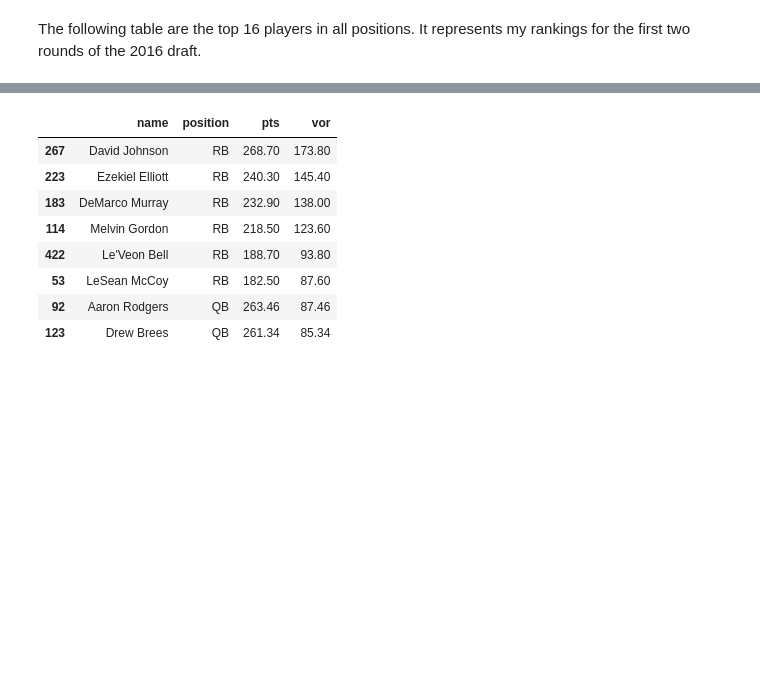
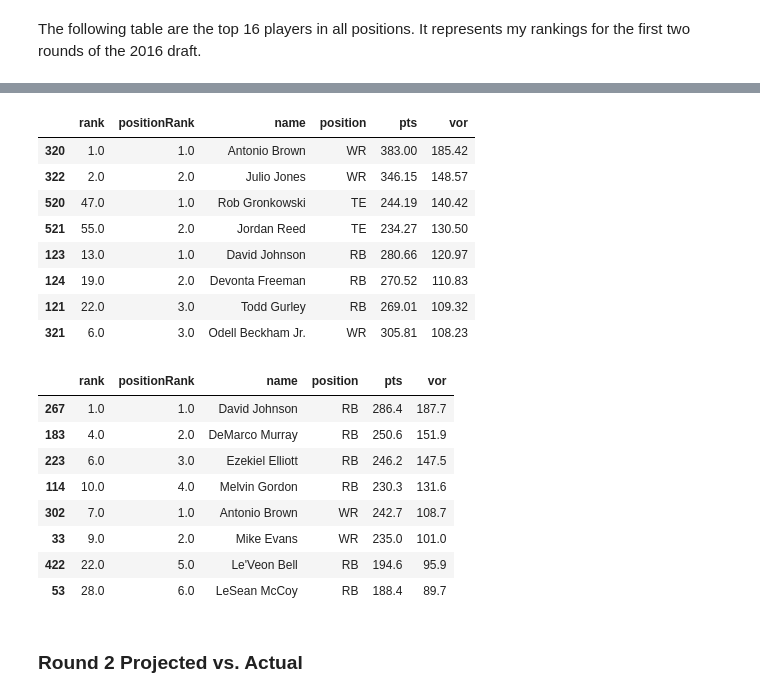
Before and after one commit to smkell/pyffl_pandas, a Jupyter notebook: 2016 After Action Analysis.ipynb, the cells around one changed output, grey strips where cells are left out. Drawn from its saved outputs; the diff is of its cells as text; code cells hidden in the pictures; blank space fills up the shorter version.

```diff
--- a/2016 After Action Analysis.ipynb
+++ b/2016 After Action Analysis.ipynb
@@ -41,16 +42,23 @@ projections = pyffl.calculate_points(projections, rules)
 
 Pandas primarily operates on objects known as `Series` and `DataFrame` where a `DataFrame` is a table composed of several `Series` associated together by an `index`. In the below code segment we construct a `DataFram` for our projections. The `*_key` lists give the names of the columns in the desired order for display.
 # %%
-info_keys = ['name', 'team', 'position']
+df = pd.DataFrame(projections)
+df['source'] = 'espn'
+df['projection'] = True
+df['vor'] = np.nan
+df['rank'] = df['pts'].rank(ascending=0)
+df['positionRank'] = 0.0
+
+info_keys = ['rank', 'positionRank', 'name', 'team', 'position', 'source', 'projection']
 skill_keys = ['passCmp', 'passAtt', 'passYds', 'passTds', 'passInts',
               'rushAtt', 'rushYds', 'rushTds',
               'recsCmp', 'recsAtt', 'recsYds', 'recsTds']
 dst_keys = ['dstTckls', 'dstSacks', 'dstFmblFrc', 'dstFmblRec', 'dstInts', 'dstIntTds', 'dstFmblTds']
 k_keys = ['fg0139Cmp', 'fg0139Att', 'fg4049Cmp', 'fg4049Att', 'fg50Cmp', 'fg50Att',
           'fgCmp', 'fgAtt', 'xpCmp', 'xpAtt']
-calc_keys = ['pts']
+calc_keys = ['pts','vor']
 all_keys = info_keys + skill_keys + dst_keys + calc_keys
-df = pd.DataFrame(projections, columns=all_keys)
+df = df[all_keys]
 # %% [markdown]
 ## Calculating VOR
 
@@ -75,6 +80,7 @@ positions = {
 for position, draftable in positions.iteritems():
     last_qb = df[df['position'] == position].sort_values(by='pts',ascending=False).iloc[draftable,:]
     df.ix[df['position'] == position, 'vor'] = df.ix[df['position'] == position, 'pts'] - last_qb['pts']
+    df.ix[df['position'] == position, 'positionRank'] = df.ix[df['position'] == position, 'pts'].rank(ascending=0)
 # %% [markdown]
 The following table are the top 16 players in all positions. It represents my rankings for the first two rounds of the 2016 draft.
 # %%
@@ -121,6 +127,7 @@ actuals = pyffl.calculate_points(actuals, rules)
 # %%
 dfa = pd.DataFrame(actuals, columns=all_keys)
 dfa['vor'] = np.nan
+dfa['rank'] = dfa['pts'].rank(ascending=0)
 # %%
 positions = {
     'QB': (rules.starting_qbs + rules.starting_superflex) * rules.num_teams,
@@ -132,3 +139,4 @@ positions = {
 for position, draftable in positions.iteritems():
     last_qb = dfa[dfa['position'] == position].sort_values(by='pts',ascending=False).iloc[draftable,:]
     dfa.ix[dfa['position'] == position, 'vor'] = dfa.ix[dfa['position'] == position, 'pts'] - last_qb['pts']
+    dfa.ix[dfa['position'] == position, 'positionRank'] = dfa.ix[dfa['position'] == position, 'pts'].rank(ascending=0)
@@ -135,18 +145,30 @@ for position, draftable in positions.iteritems():
 # %%
 round = 0
 start = round * rules.num_teams
 end = start + rules.num_teams
-dfa[['name', 'position', 'pts', 'vor']].sort_values(by='vor',ascending=False).iloc[start:end,:]
+display(df[['rank', 'positionRank', 'name', 'position', 'pts', 'vor']].sort_values(by='vor', ascending=False).iloc[start:end,:])
+display(dfa[['rank', 'positionRank', 'name', 'position', 'pts', 'vor']].sort_values(by='vor',ascending=False).iloc[start:end,:])
 # %% [output]
-|  | name | position | pts | vor |
-| 267 | David Johnson | RB | 268.70 | 173.80 |
-| 223 | Ezekiel Elliott | RB | 240.30 | 145.40 |
-| 183 | DeMarco Murray | RB | 232.90 | 138.00 |
-| 114 | Melvin Gordon | RB | 218.50 | 123.60 |
-| 422 | Le'Veon Bell | RB | 188.70 | 93.80 |
-| 53 | LeSean McCoy | RB | 182.50 | 87.60 |
-| 92 | Aaron Rodgers | QB | 263.46 | 87.46 |
-| 123 | Drew Brees | QB | 261.34 | 85.34 |
+|  | rank | positionRank | name | position | pts | vor |
+| 320 | 1.0 | 1.0 | Antonio Brown | WR | 383.00 | 185.42 |
+| 322 | 2.0 | 2.0 | Julio Jones | WR | 346.15 | 148.57 |
+| 520 | 47.0 | 1.0 | Rob Gronkowski | TE | 244.19 | 140.42 |
+| 521 | 55.0 | 2.0 | Jordan Reed | TE | 234.27 | 130.50 |
+| 123 | 13.0 | 1.0 | David Johnson | RB | 280.66 | 120.97 |
+| 124 | 19.0 | 2.0 | Devonta Freeman | RB | 270.52 | 110.83 |
+| 121 | 22.0 | 3.0 | Todd Gurley | RB | 269.01 | 109.32 |
+| 321 | 6.0 | 3.0 | Odell Beckham Jr. | WR | 305.81 | 108.23 |
+|  | rank | positionRank | name | position | pts | vor |
+| 267 | 1.0 | 1.0 | David Johnson | RB | 286.4 | 187.7 |
+| 183 | 4.0 | 2.0 | DeMarco Murray | RB | 250.6 | 151.9 |
+| 223 | 6.0 | 3.0 | Ezekiel Elliott | RB | 246.2 | 147.5 |
+| 114 | 10.0 | 4.0 | Melvin Gordon | RB | 230.3 | 131.6 |
+| 302 | 7.0 | 1.0 | Antonio Brown | WR | 242.7 | 108.7 |
+| 33 | 9.0 | 2.0 | Mike Evans | WR | 235.0 | 101.0 |
+| 422 | 22.0 | 5.0 | Le'Veon Bell | RB | 194.6 | 95.9 |
+| 53 | 28.0 | 6.0 | LeSean McCoy | RB | 188.4 | 89.7 |
+# %% [markdown]
+### Round 2 Projected vs. Actual
 # %%
 round = 1
 start = 1 + (round * rules.num_teams)
```
Also changed, not shown: parts of 13 cells of this notebook.
